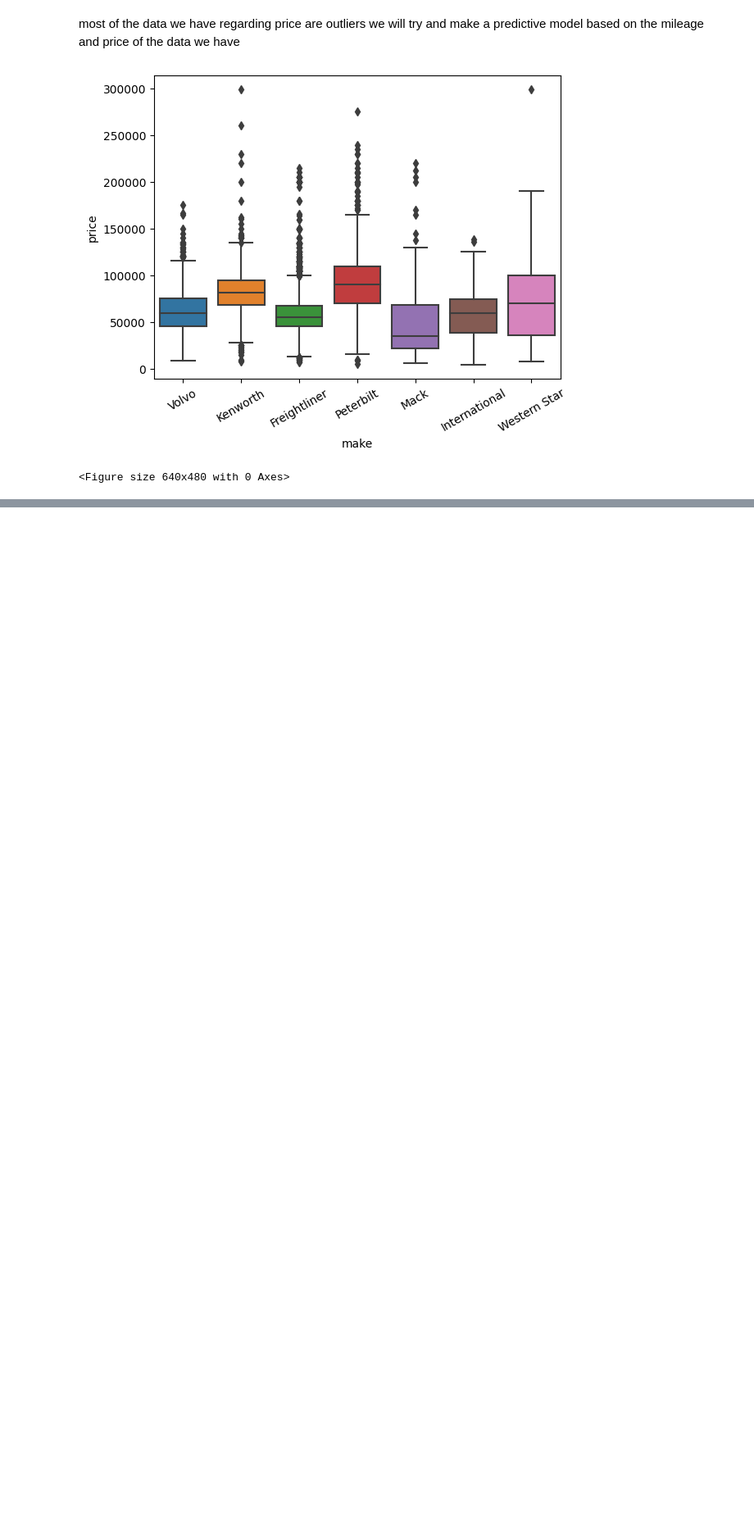
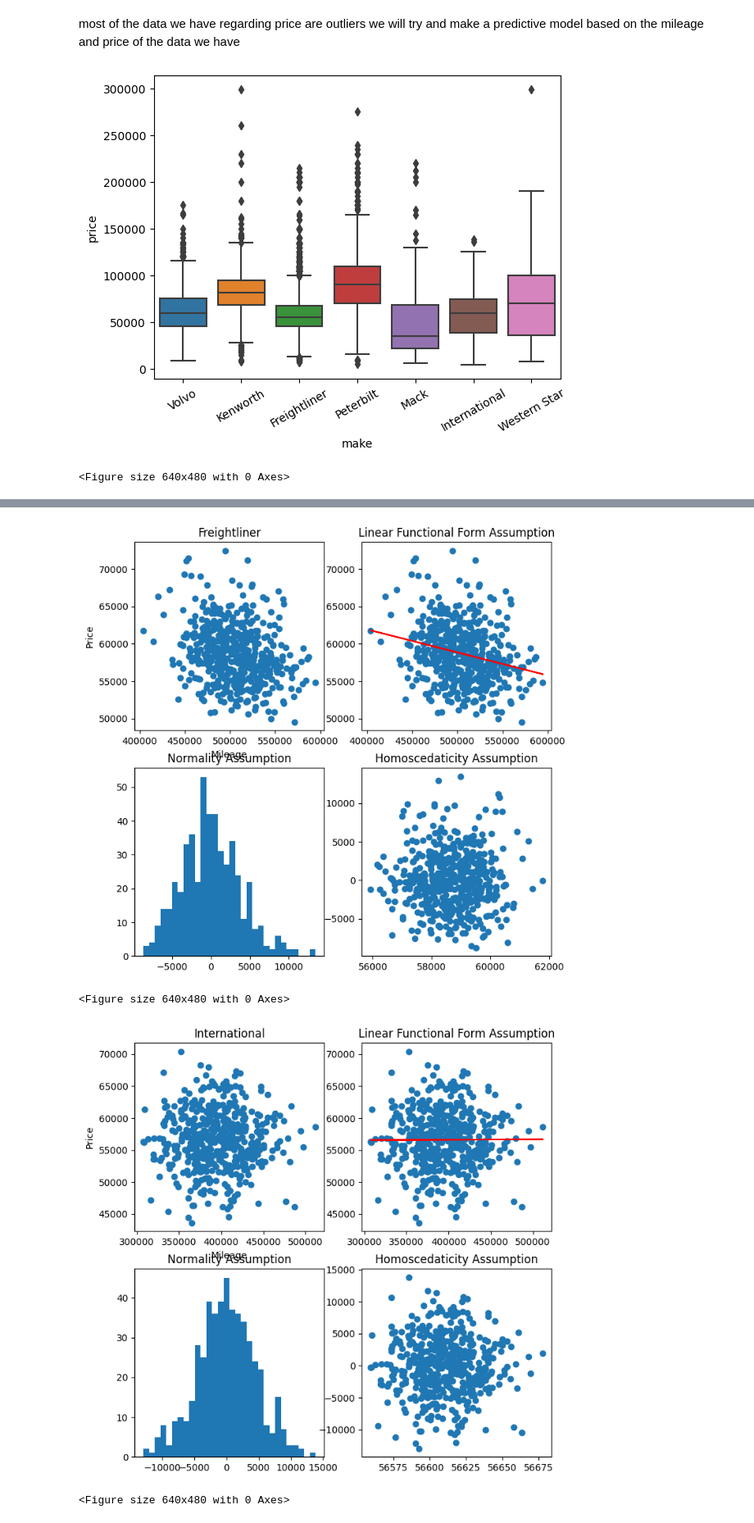
Before and after one commit to dazehead/truck-sales-project, a Jupyter notebook: truck_sales.ipynb, the cells around one changed output, grey strips where cells are left out. Shown at 82% size. Cells and saved outputs as stored; diff of their text form; code cells hidden in the pictures; blank space fills up the shorter version.

```diff
--- a/truck_sales.ipynb
+++ b/truck_sales.ipynb
@@ -569,0 +462,23 @@ a Peterbilt with 600000 mi is has an estimated value of : $-1680956.705804659
+# %%
+def create_sampling_dist_df(data):
+    unique_makes = data['make'].unique()
+    sample_size = 30
+    averages = []
+
+    for make in unique_makes:
+        population = data[data['make'] == make]
+        for i in range(500):
+            makes_list = []
+
+            sample_indexes = np.random.choice(population.index, sample_size, replace=False)
+            makes_list.extend([(data.loc[index]) for index in sample_indexes])
+            makes_df = pd.DataFrame([make for make in makes_list], columns=data.columns)
+
+            average_mileage = np.mean(makes_df['mileage'])
+            average_price = np.mean(makes_df['price'])
+            averages.extend([[make, average_mileage, average_price]])
+
+    df = pd.DataFrame([row for row in averages], columns=['make', 'mileage', 'price'])
+    return df
+
+sample_data = create_sampling_dist_df(data)
@@ -569,0 +487,7 @@ a Peterbilt with 600000 mi is has an estimated value of : $-1680956.705804659
+# %%
+df_sample_250k =  predictive_model_mileage_to_price(sample_data, mileage_to_predict, 'sample', True)
+# %% [output]
+[figure, added]
+<Figure size 640x480 with 0 Axes>
+[figure, added]
+<Figure size 640x480 with 0 Axes>
```
Also changed, not shown: parts of 14 cells of this notebook.
